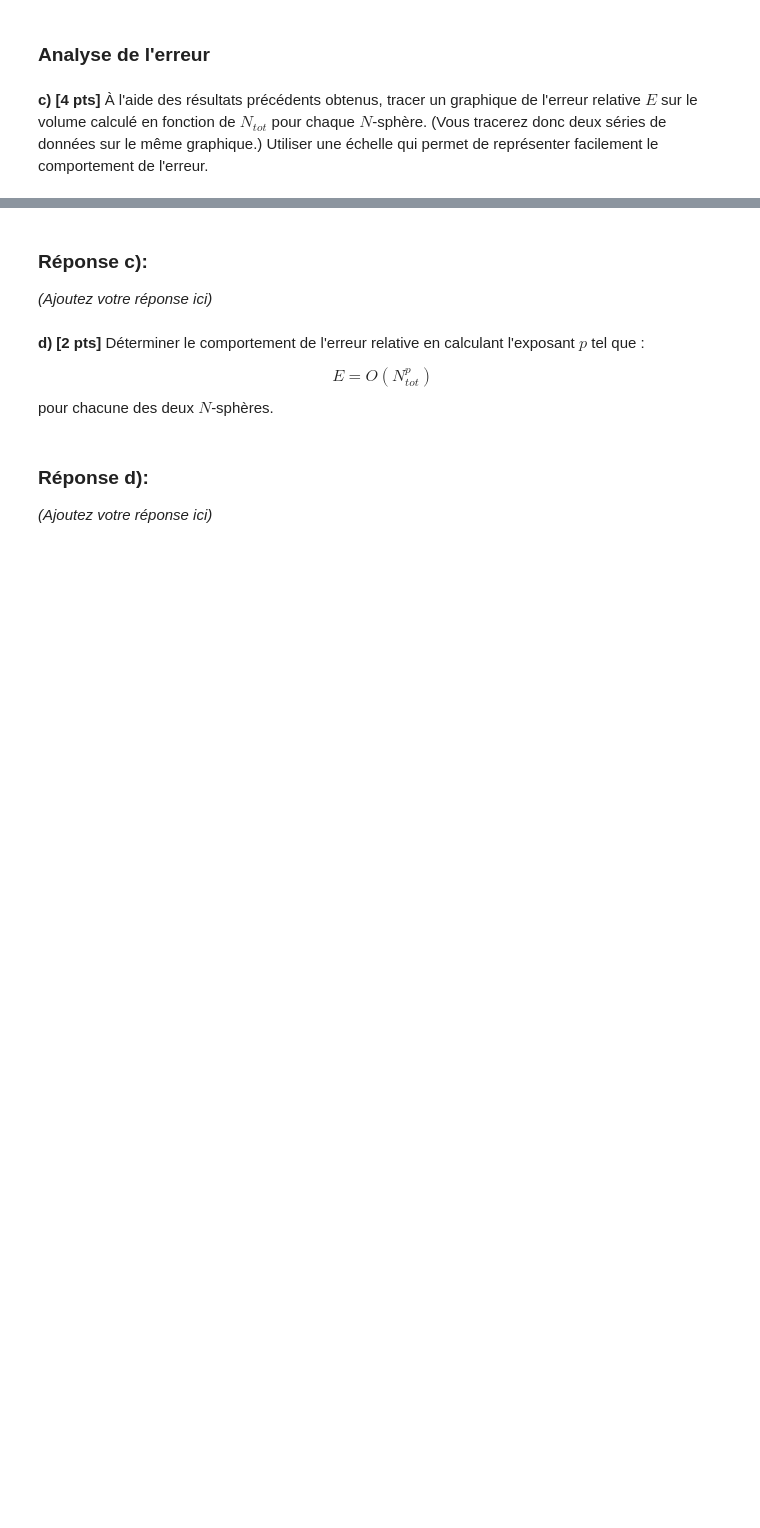
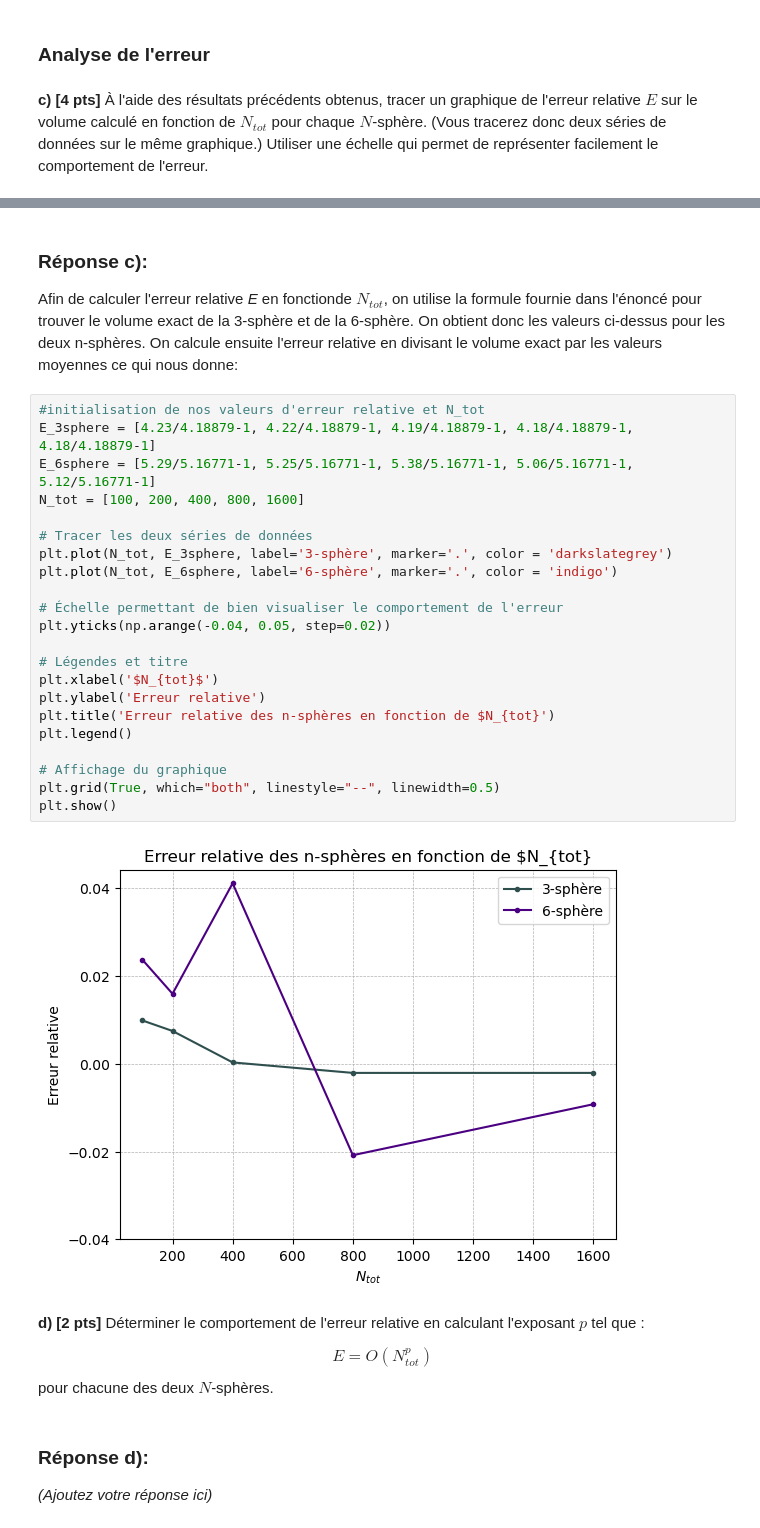
Before and after one commit to mldessu/projetsimu, a Jupyter notebook: MP1-MonteCarlo-VolumeSphere.ipynb, the cells around one changed output, grey strips where cells are left out. Cells and saved outputs as stored; diff of their text form; blank space fills up the shorter version.

```diff
--- a/MP1-MonteCarlo-VolumeSphere.ipynb
+++ b/MP1-MonteCarlo-VolumeSphere.ipynb
@@ -151,6 +149,30 @@ Vth = (np.pi ** (D / 2)) / math.gamma(D / 2 + 1) # Volume théorique
 # %% [markdown]
 ### Réponse c):
-*(Ajoutez votre réponse ici)*
+Afin de calculer l'erreur relative *E* en fonctionde $N_{tot}$, on utilise la formule fournie dans l'énoncé pour trouver le volume exact de la 3-sphère et de la 6-sphère. On obtient donc les valeurs ci-dessus pour les deux n-sphères. On calcule ensuite l'erreur relative en divisant le volume exact par les valeurs moyennes ce qui nous donne:
+# %%
+#initialisation de nos valeurs d'erreur relative et N_tot
+E_3sphere = [4.23/4.18879-1, 4.22/4.18879-1, 4.19/4.18879-1, 4.18/4.18879-1, 4.18/4.18879-1]
+E_6sphere = [5.29/5.16771-1, 5.25/5.16771-1, 5.38/5.16771-1, 5.06/5.16771-1, 5.12/5.16771-1]
+N_tot = [100, 200, 400, 800, 1600]
+
+# Tracer les deux séries de données
+plt.plot(N_tot, E_3sphere, label='3-sphère', marker='.', color = 'darkslategrey')
+plt.plot(N_tot, E_6sphere, label='6-sphère', marker='.', color = 'indigo')
+
+# Échelle permettant de bien visualiser le comportement de l'erreur
+plt.yticks(np.arange(-0.04, 0.05, step=0.02))
+
+# Légendes et titre
+plt.xlabel('$N_{tot}$')
+plt.ylabel('Erreur relative')
+plt.title('Erreur relative des n-sphères en fonction de $N_{tot}')
+plt.legend()
+
+# Affichage du graphique
+plt.grid(True, which="both", linestyle="--", linewidth=0.5)
+plt.show()
+# %% [output]
+[figure, added]
 # %% [markdown]
 **d) [2 pts]** Déterminer le comportement de l'erreur relative en calculant l'exposant $p$ tel que :
 
```
Also changed, not shown: parts of 4 cells of this notebook.
